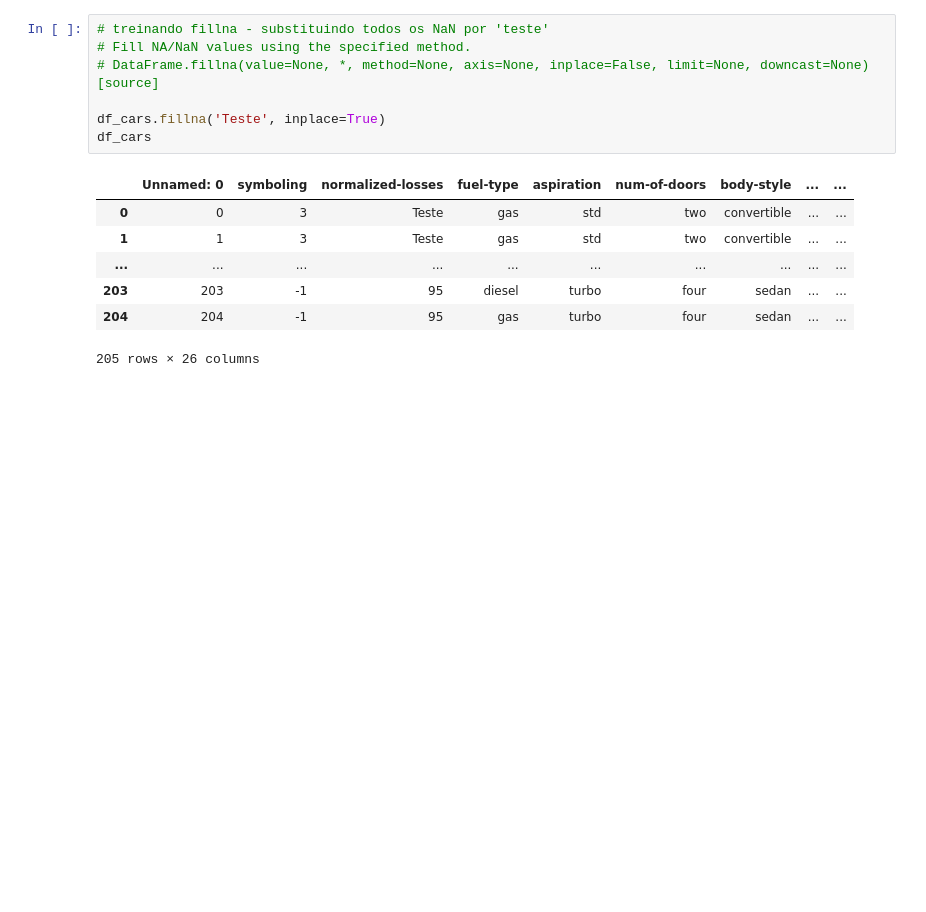
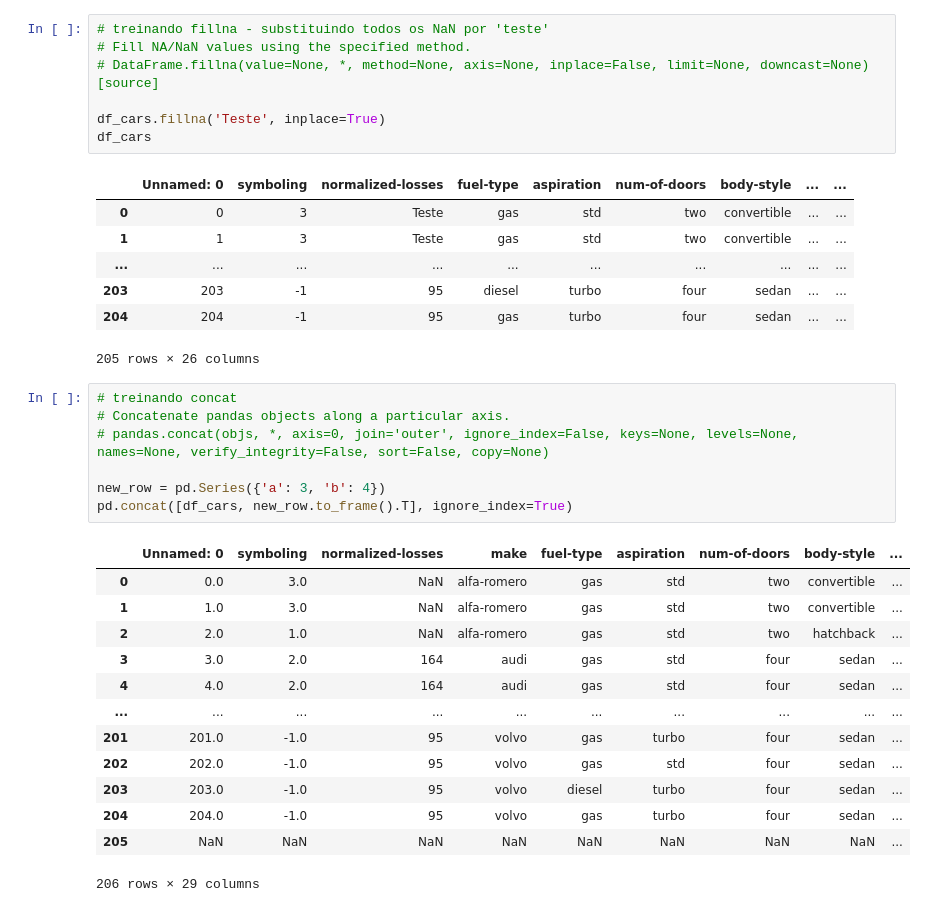
Before and after one commit to FabioRochaPoeta/df-pandas-training, a Jupyter notebook: resolucaoemgrupoexercicio2.ipynb, the cells around one changed output. Cells and saved outputs as stored; diff of their text form; blank space fills up the shorter version.

```diff
--- a/resolucaoemgrupoexercicio2.ipynb
+++ b/resolucaoemgrupoexercicio2.ipynb
@@ -238,3 +276,24 @@ df_cars
 | 203 | 203 | -1 | 95 | diesel | turbo | four | sedan | ... | ... |
 | 204 | 204 | -1 | 95 | gas | turbo | four | sedan | ... | ... |
 205 rows × 26 columns
+# %%
+# treinando concat
+# Concatenate pandas objects along a particular axis.
+# pandas.concat(objs, *, axis=0, join='outer', ignore_index=False, keys=None, levels=None, names=None, verify_integrity=False, sort=False, copy=None)
+
+new_row = pd.Series({'a': 3, 'b': 4})
+pd.concat([df_cars, new_row.to_frame().T], ignore_index=True)
+# %% [output]
+|  | Unnamed: 0 | symboling | normalized-losses | make | fuel-type | aspiration | num-of-doors | body-style | ... |
+| 0 | 0.0 | 3.0 | NaN | alfa-romero | gas | std | two | convertible | ... |
+| 1 | 1.0 | 3.0 | NaN | alfa-romero | gas | std | two | convertible | ... |
+| 2 | 2.0 | 1.0 | NaN | alfa-romero | gas | std | two | hatchback | ... |
+| 3 | 3.0 | 2.0 | 164 | audi | gas | std | four | sedan | ... |
+| 4 | 4.0 | 2.0 | 164 | audi | gas | std | four | sedan | ... |
+| ... | ... | ... | ... | ... | ... | ... | ... | ... | ... |
+| 201 | 201.0 | -1.0 | 95 | volvo | gas | turbo | four | sedan | ... |
+| 202 | 202.0 | -1.0 | 95 | volvo | gas | std | four | sedan | ... |
+| 203 | 203.0 | -1.0 | 95 | volvo | diesel | turbo | four | sedan | ... |
+| 204 | 204.0 | -1.0 | 95 | volvo | gas | turbo | four | sedan | ... |
+| 205 | NaN | NaN | NaN | NaN | NaN | NaN | NaN | NaN | ... |
+206 rows × 29 columns
```
Also changed, not shown: parts of 6 cells of this notebook.
